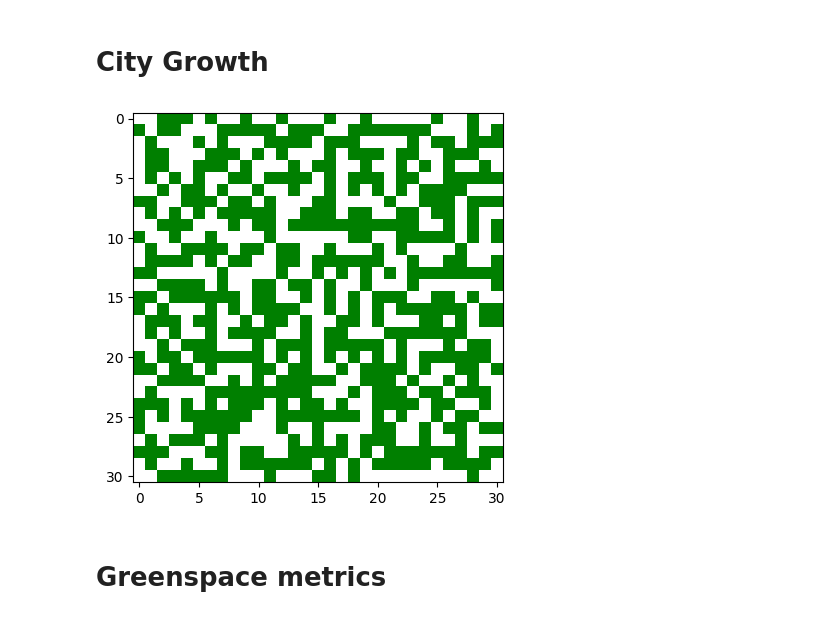
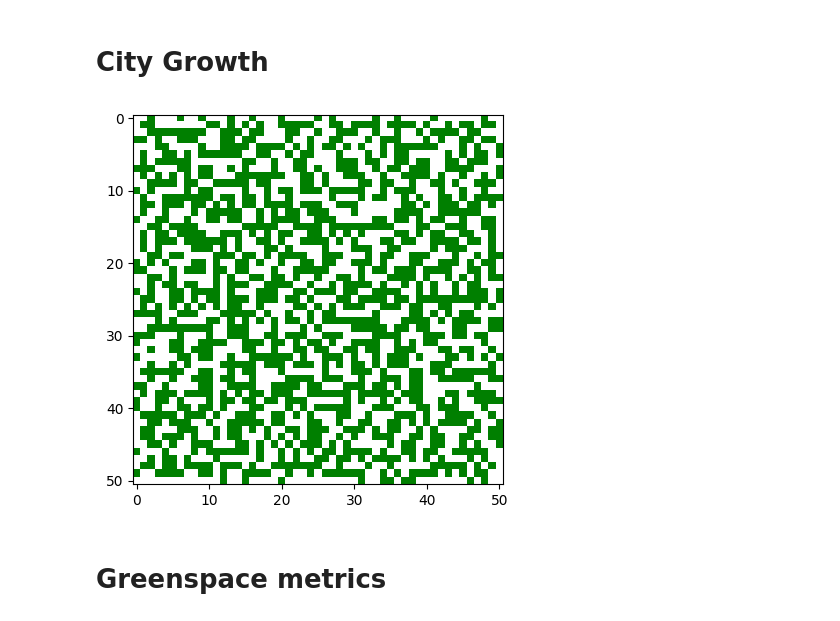
Before and after one commit to nathanielborland/2024Fall-MOCS, a Jupyter notebook: Assignment2CellularAutomata.ipynb, the cells around one changed output. Saved outputs shown, nothing was run; the diff lists cells and outputs as text; code cells hidden in the pictures.

```diff
--- a/Assignment2CellularAutomata.ipynb
+++ b/Assignment2CellularAutomata.ipynb
@@ -143,21 +143,27 @@ special_rule_dict = {
     160 : two_opposing,
 }
 
-world_size = 31 # @param {type:"slider", min:0, max:111, step:1}
+world_size = 51 # @param {type:"slider", min:0, max:111, step:1}
 
 # default chance to turn into a city for each possible number of city neighbors
 default_chance_0 = 0 # @param {type:"slider", min:0, max:1, step:0.01}
-default_chance_1 = 0.2 # @param {type:"slider", min:0, max:1, step:0.01}
-default_chance_2 = 0.4 # @param {type:"slider", min:0, max:1, step:0.01}
-default_chance_3 = 0.6 # @param {type:"slider", min:0, max:1, step:0.01}
+default_chance_1 = 0.1 # @param {type:"slider", min:0, max:1, step:0.01}
+default_chance_2 = 0.2 # @param {type:"slider", min:0, max:1, step:0.01}
+default_chance_3 = 0.3 # @param {type:"slider", min:0, max:1, step:0.01}
 default_chance_4 = 0.4 # @param {type:"slider", min:0, max:1, step:0.01}
-default_chance_5 = 0.2 # @param {type:"slider", min:0, max:1, step:0.01}
-default_chance_6 = 0 # @param {type:"slider", min:0, max:1, step:0.01}
-default_chance_7 = 0 # @param {type:"slider", min:0, max:1, step:0.01}
+default_chance_5 = 0.3 # @param {type:"slider", min:0, max:1, step:0.01}
+default_chance_6 = 0.2 # @param {type:"slider", min:0, max:1, step:0.01}
+default_chance_7 = 0.1 # @param {type:"slider", min:0, max:1, step:0.01}
 default_chance_8 = 0 # @param {type:"slider", min:0, max:1, step:0.01}
+default_chance_9 = 0 # @param {type:"slider", min:0, max:1, step:0.01}
+default_chance_10 = 0 # @param {type:"slider", min:0, max:1, step:0.01}
+default_chance_11 = 0 # @param {type:"slider", min:0, max:1, step:0.01}
 
 # list of default urbanization chances
-default_chances = [default_chance_0, default_chance_1, default_chance_2, default_chance_3, default_chance_4, default_chance_5, default_chance_6, default_chance_7, default_chance_8]
+default_chances = [default_chance_0, default_chance_1, default_chance_2,
+                   default_chance_3, default_chance_4, default_chance_5,
+                   default_chance_6, default_chance_7, default_chance_8,
+                   default_chance_9, default_chance_10, default_chance_11]
 
 # radius of the neighborhood considered for each cell update
 # compute used increases drastically as this increases
@@ -185,45 +191,36 @@ def display_world(world):
 # treats cells with i or j less than 0 or greater than world_size - 1 as 0
 def get_neighborhood(world, i, j):
     # WIP better rules that treat indices outside the world as 0, not working
-    # print(f'{i},{j}: {radius}')
-    # neighborhood = np.zeros(((radius*2)+1,(radius*2)+1))
-    # for k in range(i-radius, i+radius+1):
-    #     for l in range(j-radius, j+radius+1):
-    #         if k < 0 or l < 0 or k >= world_size-2 or l >= world_size-1:
-    #             neighborhood[i-k-1][j-l-1] = 0
-    #         else:
-    #             neighborhood[i-k-1][j-l-1] = world[k][l]
-    # return neighborhood
-
-    # old neighborhood rules that ignore exterior cells, caused some undefined behavior at world edges
-    return world[max(i-neighborhood_radius,0):min(i+neighborhood_radius+1,world_size),
-                 max(j-neighborhood_radius,0):min(j+neighborhood_radius+1,world_size)]
+    neighborhood = np.zeros(((neighborhood_radius*2)+1,(neighborhood_radius*2)+1))
+    for k in range(i-neighborhood_radius, i+neighborhood_radius+1):
+        for l in range(j-neighborhood_radius, j+neighborhood_radius+1):
+            if not (k < 0 or l < 0 or k > world_size-1 or l > world_size-1):
+                neighborhood[k-(i-neighborhood_radius)][l-(j-neighborhood_radius)] = world[k][l]
+    return neighborhood
 
 # def logistic_rule(neighbor_count):
 #     return np.random.rand() < r_growth_rate * (1 - (neighbor_count/K))
 
 # helper function to get a rule number for a given neighborhood
 def get_rule_num(neighborhood):
-    if len(neighborhood) < neighborhood_radius*2+1 or len(neighborhood[0]) < neighborhood_radius*2+1:
-        return 0
     rule_num = 0
-    if neighborhood[0,0] == 1:
+    if neighborhood[neighborhood_radius-1,neighborhood_radius-1] == 1:
         rule_num = rule_num | 1 << 0
-    if neighborhood[0,1] == 1:
+    if neighborhood[neighborhood_radius-1,neighborhood_radius] == 1:
         rule_num = rule_num | 1 << 1
-    if neighborhood[0,2] == 1:
+    if neighborhood[neighborhood_radius-1,neighborhood_radius+1] == 1:
         rule_num = rule_num | 1 << 2
-    if neighborhood[1,0] == 1:
+    if neighborhood[neighborhood_radius,neighborhood_radius-1] == 1:
         rule_num = rule_num | 1 << 3
-    if neighborhood[1,2] == 1:
+    if neighborhood[neighborhood_radius,neighborhood_radius+1] == 1:
         rule_num = rule_num | 1 << 4
-    if neighborhood[2,0] == 1:
+    if neighborhood[neighborhood_radius+1,neighborhood_radius-1] == 1:
         rule_num = rule_num | 1 << 5
-    if neighborhood[2,1] == 1:
+    if neighborhood[neighborhood_radius+1,neighborhood_radius] == 1:
         rule_num = rule_num | 1 << 6
-    if neighborhood[2,2] == 1:
+    if neighborhood[neighborhood_radius+1,neighborhood_radius+1] == 1:
         rule_num = rule_num | 1 << 7
-    if neighborhood[1,1] == 0:
+    if neighborhood[neighborhood_radius,neighborhood_radius] == 0:
         rule_num *= -1
     return rule_num
 
@@ -259,43 +256,42 @@ def update_world(world):
                 reached_edge = True
 
     return (next_world, reached_edge)
 
 # set up 'world', a (size x size) 2D array of all zeros (greenspace) with a 1 (concrete) in the center
 world = np.zeros((world_size,world_size))
 world[world_size//2,world_size//2] = 1
 
-# debugging stuff for WIP get_neighborhood
-# world = [[0,1,2,3,4],[5,6,7,8,9],[10,11,12,13,14],[15,16,17,18,19],[20,21,22,23,24]]
-# print(world)
-# hood = get_neighborhood(world,0,0,1)
-# print(hood)
-# hood = get_neighborhood(world,2,3,2)
-# print(hood)
-
 # set up completion conditions
 finished = False
 reached_edge = False
+num_unchanged_updates = 0
+max_unchanged_updates = 10
 
 # main update loop
 while not finished:
     if animate_growth:
         display_world(world)
         # uncomment to slow down very fast rulesets
         # time.sleep(0.1)
 
     (next_world, touched_edge) = update_world(world)
 
+    if np.array_equal(world, next_world):
+        num_unchanged_updates += 1
+    else:
+        num_unchanged_updates = 0
+
     # tweaks to completion conditions go here
     if touched_edge:
         reached_edge = True
-    if reached_edge and np.array_equal(world, next_world):
+    if reached_edge and num_unchanged_updates > max_unchanged_updates:
         finished = True
     world = next_world
 
 # display final state of the world
 display_world(world)
 # %% [output]
-[figure, old version]
+[figure, new version]
 # %% [markdown]
 # Greenspace metrics
 # %%
```
